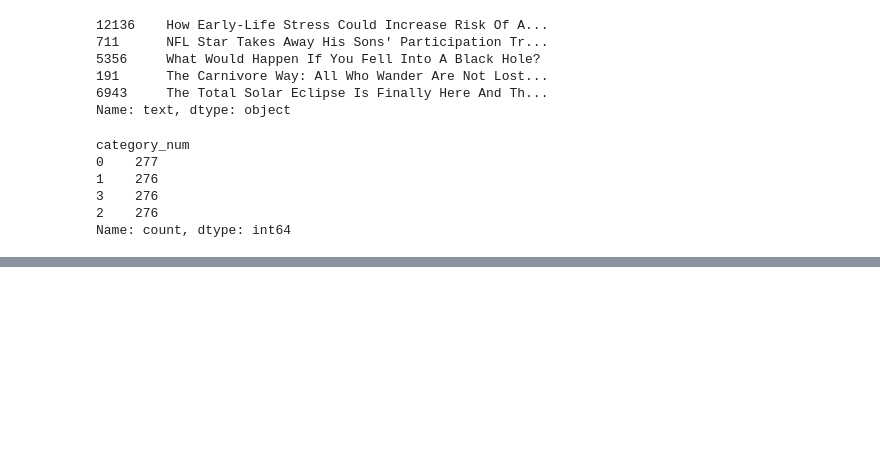
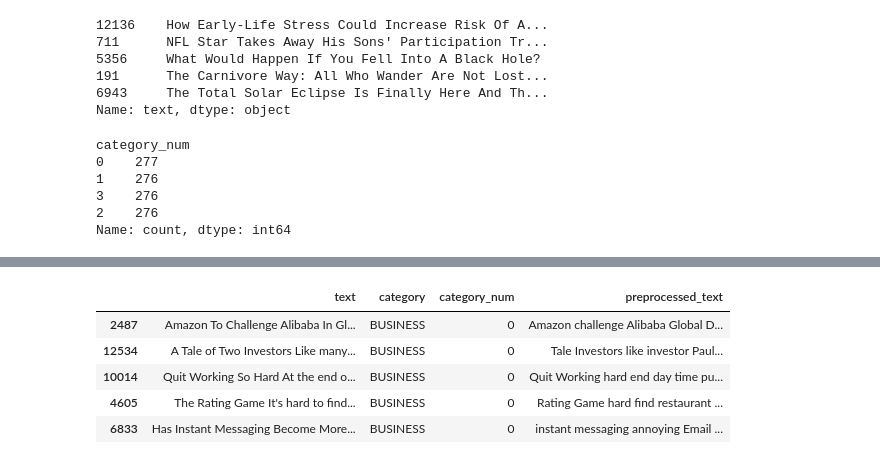
Before and after one commit to ThapaVinay/NLP_Tutorial, a Jupyter notebook: Text Representation/BagNGrams_News_Category.ipynb, the cells around one changed output, grey strips where cells are left out. Saved outputs shown, nothing was run; the diff lists cells and outputs as text; code cells hidden in the pictures; blank space fills up the shorter version.

```diff
--- a/Text Representation/BagNGrams_News_Category.ipynb
+++ b/Text Representation/BagNGrams_News_Category.ipynb
@@ -183,0 +228,9 @@ Pipeline([
+# %%
+df_balanced.head()
+# %% [output]
+|  | text | category | category_num | preprocessed_text |
+| 2487 | Amazon To Challenge Alibaba In Gl... | BUSINESS | 0 | Amazon challenge Alibaba Global D... |
+| 12534 | A Tale of Two Investors Like many... | BUSINESS | 0 | Tale Investors like investor Paul... |
+| 10014 | Quit Working So Hard At the end o... | BUSINESS | 0 | Quit Working hard end day time pu... |
+| 4605 | The Rating Game It's hard to find... | BUSINESS | 0 | Rating Game hard find restaurant ... |
+| 6833 | Has Instant Messaging Become More... | BUSINESS | 0 | instant messaging annoying Email ... |
```
Also changed, not shown: parts of 8 cells of this notebook, 5 other files.
